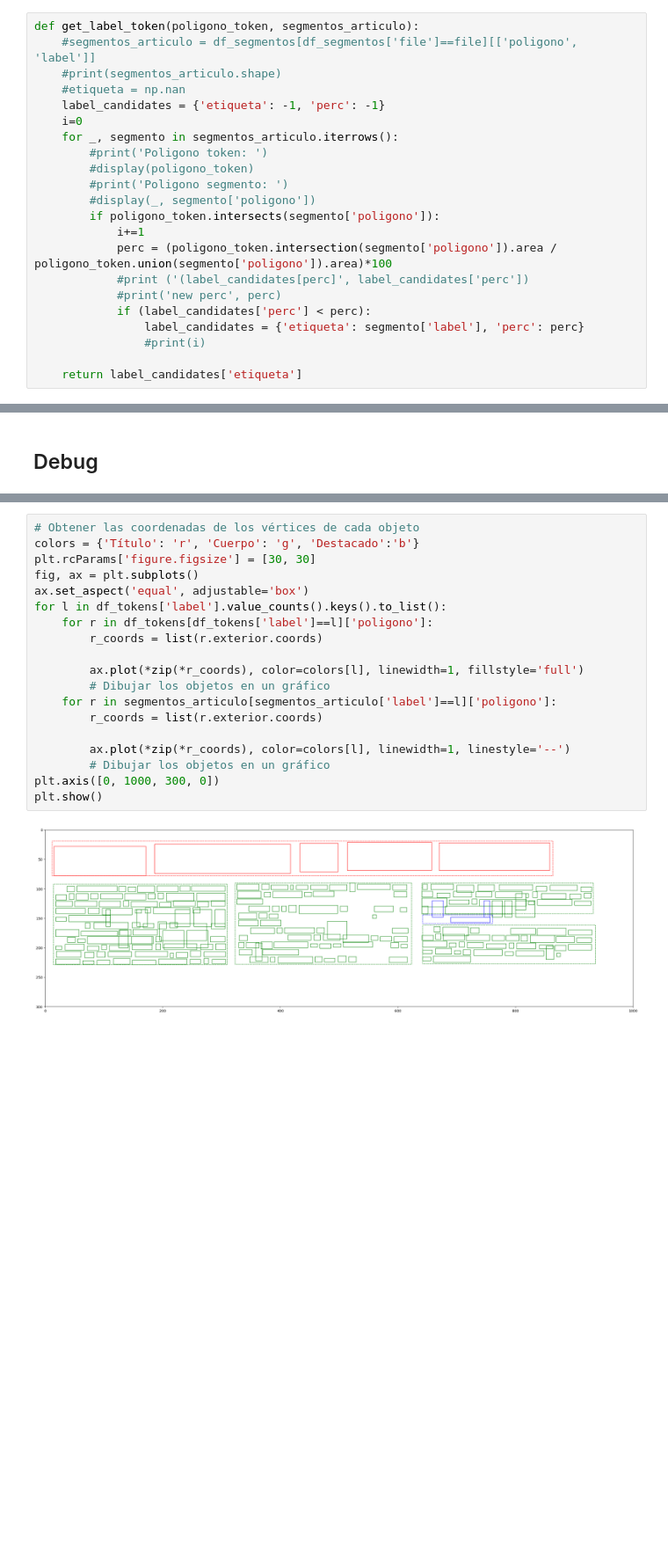
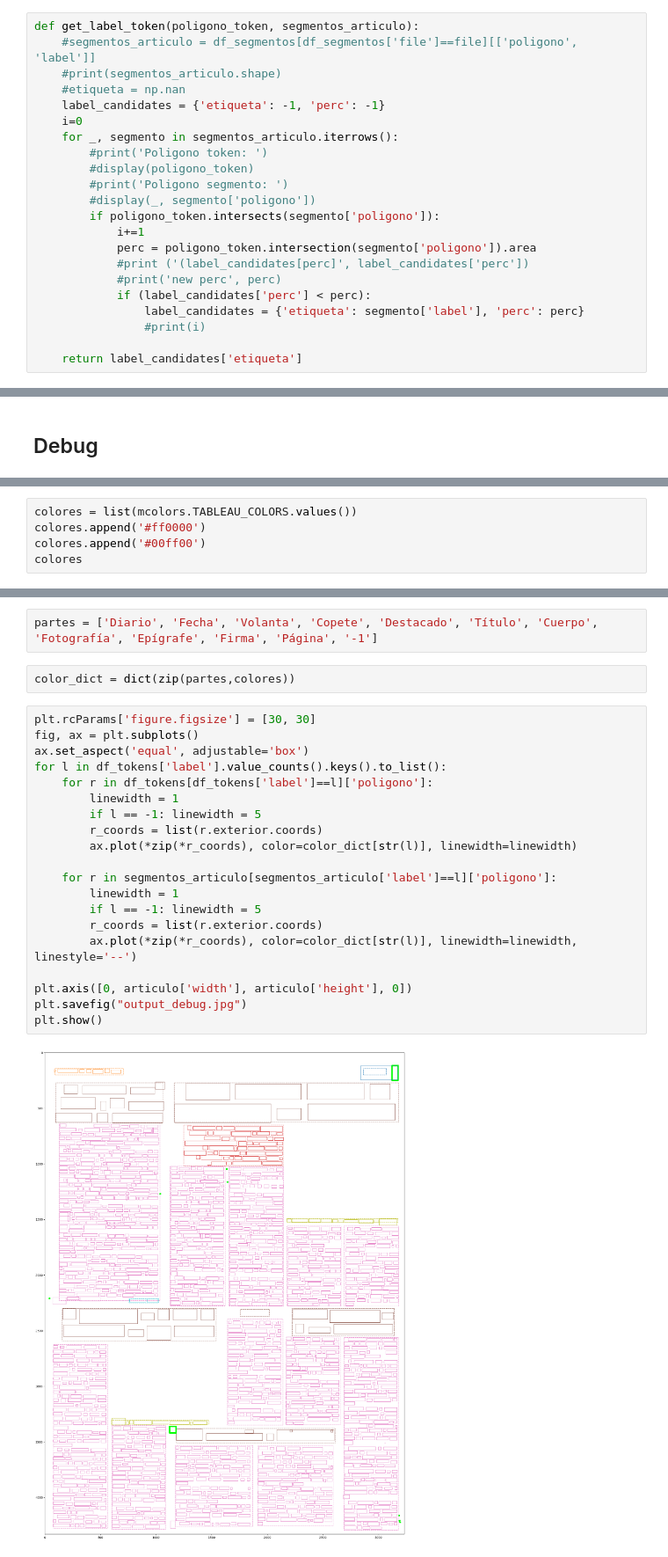
Before and after one commit to RomiLanda/recordar_ia, a Jupyter notebook: notebooks/02_tokens_ops/01_get_token_label.ipynb, the cells around one changed output, grey strips where cells are left out. Shown: that part at 88% size. Cells and saved outputs as stored; diff of their text form; blank space fills up the shorter version.

```diff
--- a/notebooks/02_tokens_ops/01_get_token_label.ipynb
+++ b/notebooks/02_tokens_ops/01_get_token_label.ipynb
@@ -220,7 +198,7 @@ def get_label_token(poligono_token, segmentos_articulo):
         #display(_, segmento['poligono'])
         if poligono_token.intersects(segmento['poligono']):
             i+=1
-            perc = (poligono_token.intersection(segmento['poligono']).area / poligono_token.union(segmento['poligono']).area)*100
+            perc = poligono_token.intersection(segmento['poligono']).area
             #print ('(label_candidates[perc]', label_candidates['perc'])
             #print('new perc', perc)
             if (label_candidates['perc'] < perc):
@@ -251,0 +216,5 @@ df_tokens
+# %%
+colores = list(mcolors.TABLEAU_COLORS.values())
+colores.append('#ff0000')
+colores.append('#00ff00')
+colores
@@ -252,21 +234,26 @@ df_tokens
+# %%
+partes = ['Diario', 'Fecha', 'Volanta', 'Copete', 'Destacado', 'Título', 'Cuerpo', 'Fotografía', 'Epígrafe', 'Firma', 'Página', '-1']
+# %%
+color_dict = dict(zip(partes,colores))
 # %%
-# Obtener las coordenadas de los vértices de cada objeto
-colors = {'Título': 'r', 'Cuerpo': 'g', 'Destacado':'b'}
 plt.rcParams['figure.figsize'] = [30, 30]
 fig, ax = plt.subplots()
 ax.set_aspect('equal', adjustable='box')
 for l in df_tokens['label'].value_counts().keys().to_list():
     for r in df_tokens[df_tokens['label']==l]['poligono']:
+        linewidth = 1
+        if l == -1: linewidth = 5
         r_coords = list(r.exterior.coords)
+        ax.plot(*zip(*r_coords), color=color_dict[str(l)], linewidth=linewidth)
 
-        ax.plot(*zip(*r_coords), color=colors[l], linewidth=1, fillstyle='full')
-        # Dibujar los objetos en un gráfico
     for r in segmentos_articulo[segmentos_articulo['label']==l]['poligono']:
+        linewidth = 1
+        if l == -1: linewidth = 5
         r_coords = list(r.exterior.coords)
+        ax.plot(*zip(*r_coords), color=color_dict[str(l)], linewidth=linewidth, linestyle='--')
 
-        ax.plot(*zip(*r_coords), color=colors[l], linewidth=1, linestyle='--')
-        # Dibujar los objetos en un gráfico
-plt.axis([0, 1000, 300, 0])
+plt.axis([0, articulo['width'], articulo['height'], 0])
+plt.savefig("output_debug.jpg")
 plt.show()
 # %% [output]
-[figure, old version]
+[figure, new version]
```
Also changed, not shown: parts of 17 cells of this notebook.
